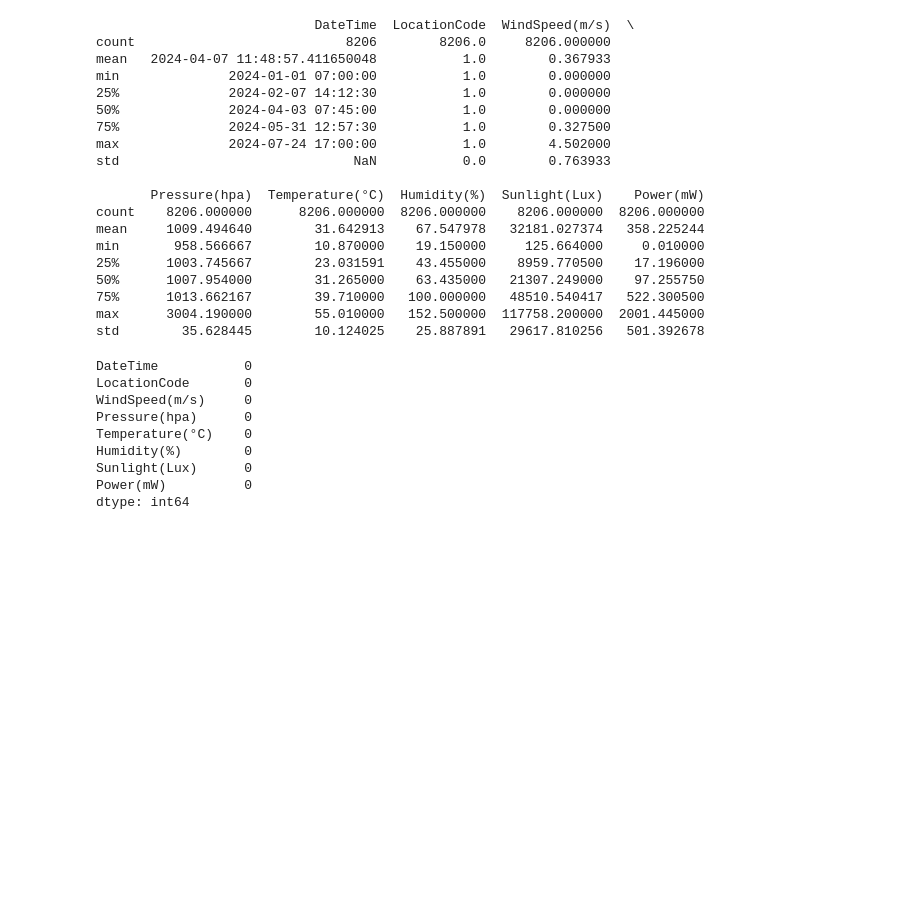
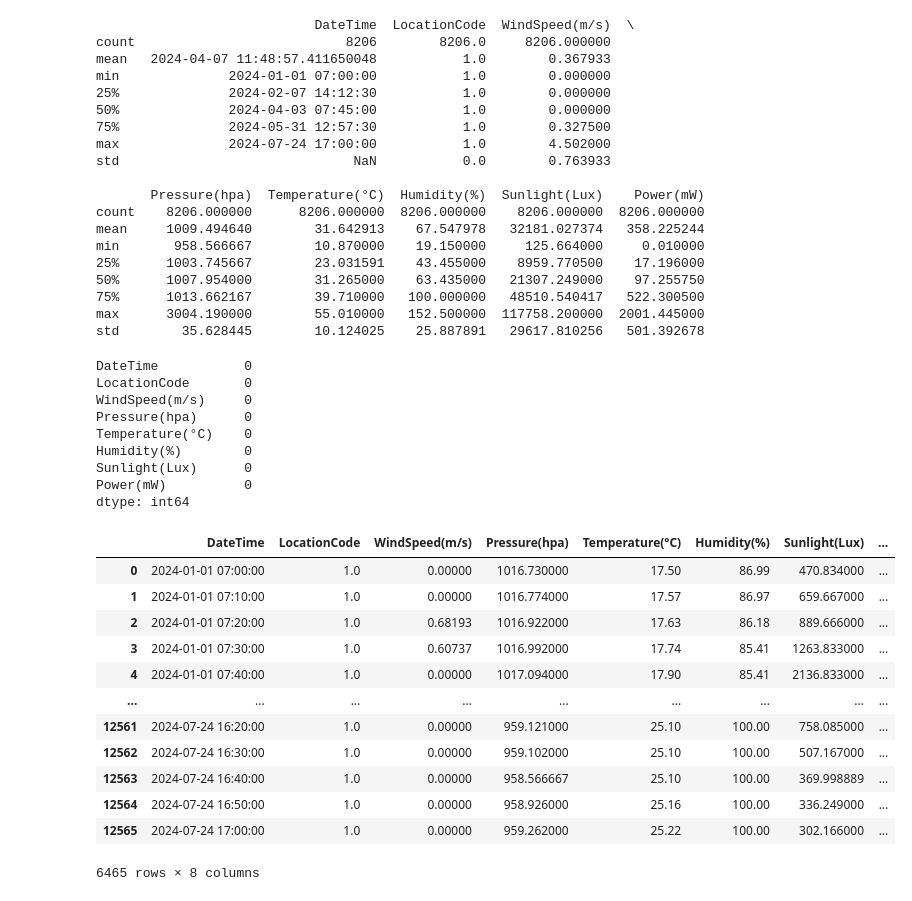
Before and after one commit to Sebastian-0912/AICUP-2024-Power_Prediciton, a Jupyter notebook: eda.ipynb, the cells around one changed output. Cells and saved outputs as stored; diff of their text form; code cells hidden in the pictures; blank space fills up the shorter version.

Commit message:
Feat: filter out the bad data

```diff
--- a/eda.ipynb
+++ b/eda.ipynb
@@ -8,7 +8,7 @@ import matplotlib.pyplot as plt
 import seaborn as sns
 
 # Load the dataset (replace 'your_data.csv' with the actual file path)
-data = pd.read_csv("/home/sebastian/Desktop/AI_CUP_2024/36_TrainingData_raw/L1_Train.csv")
+data = pd.read_csv("/home/sebastian/Desktop/AICUP-2024-Power_Prediciton/dataset/36_TrainingData_raw/L1_Train.csv")
 # %%
 # Step 2: Basic Overview and Data Checks
 # Inspect the first few rows
@@ -181,3 +181,24 @@ Humidity(%)        0
 Sunlight(Lux)      0
 Power(mW)          0
 dtype: int64
+# %%
+data_resampled['Date'] = data_resampled['DateTime'].dt.date
+data_resampled = data_resampled.groupby('Date').filter(lambda x: len(x)>=60)
+data_resampled = data_resampled.drop(columns=['Date'])
+
+# data_resampled.to_csv('./test.csv',index=False)
+data_resampled
+# %% [output]
+|  | DateTime | LocationCode | WindSpeed(m/s) | Pressure(hpa) | Temperature(°C) | Humidity(%) | Sunlight(Lux) | ... |
+| 0 | 2024-01-01 07:00:00 | 1.0 | 0.00000 | 1016.730000 | 17.50 | 86.99 | 470.834000 | ... |
+| 1 | 2024-01-01 07:10:00 | 1.0 | 0.00000 | 1016.774000 | 17.57 | 86.97 | 659.667000 | ... |
+| 2 | 2024-01-01 07:20:00 | 1.0 | 0.68193 | 1016.922000 | 17.63 | 86.18 | 889.666000 | ... |
+| 3 | 2024-01-01 07:30:00 | 1.0 | 0.60737 | 1016.992000 | 17.74 | 85.41 | 1263.833000 | ... |
+| 4 | 2024-01-01 07:40:00 | 1.0 | 0.00000 | 1017.094000 | 17.90 | 85.41 | 2136.833000 | ... |
+| ... | ... | ... | ... | ... | ... | ... | ... | ... |
+| 12561 | 2024-07-24 16:20:00 | 1.0 | 0.00000 | 959.121000 | 25.10 | 100.00 | 758.085000 | ... |
+| 12562 | 2024-07-24 16:30:00 | 1.0 | 0.00000 | 959.102000 | 25.10 | 100.00 | 507.167000 | ... |
+| 12563 | 2024-07-24 16:40:00 | 1.0 | 0.00000 | 958.566667 | 25.10 | 100.00 | 369.998889 | ... |
+| 12564 | 2024-07-24 16:50:00 | 1.0 | 0.00000 | 958.926000 | 25.16 | 100.00 | 336.249000 | ... |
+| 12565 | 2024-07-24 17:00:00 | 1.0 | 0.00000 | 959.262000 | 25.22 | 100.00 | 302.166000 | ... |
+6465 rows × 8 columns
```
Also changed, not shown: parts of 3 cells of this notebook, 1 other file.
